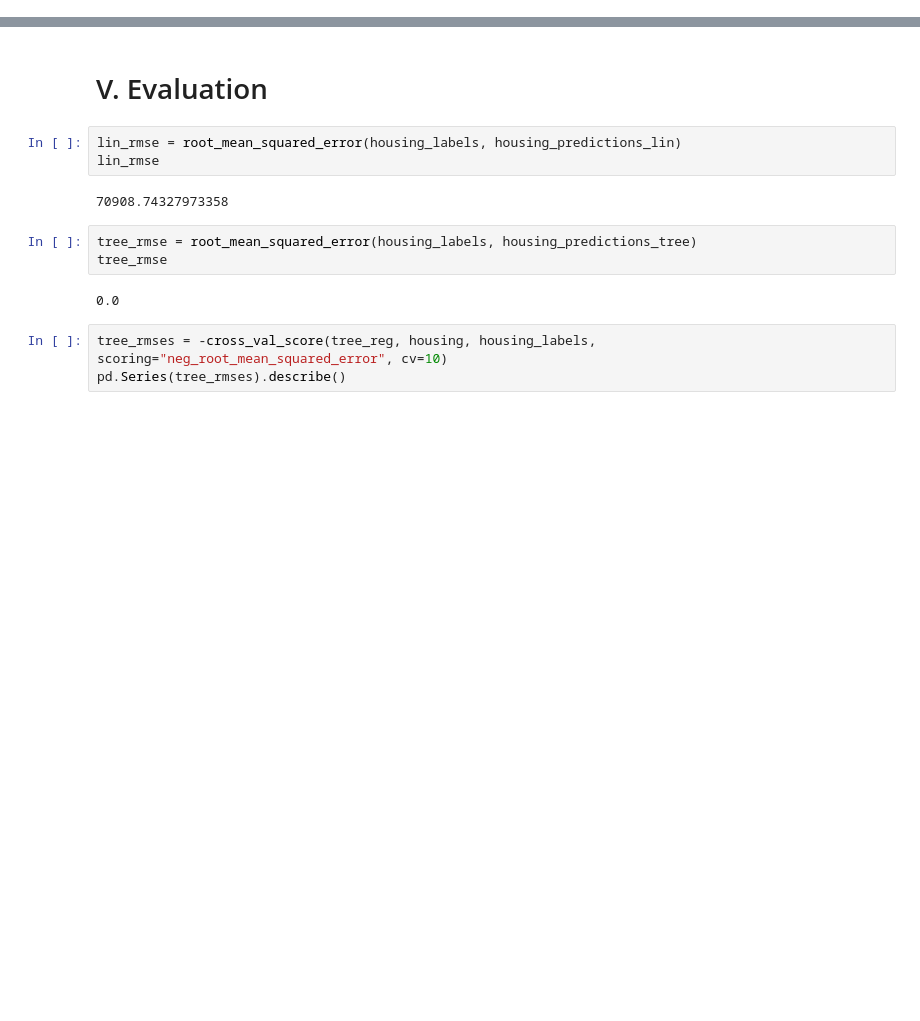
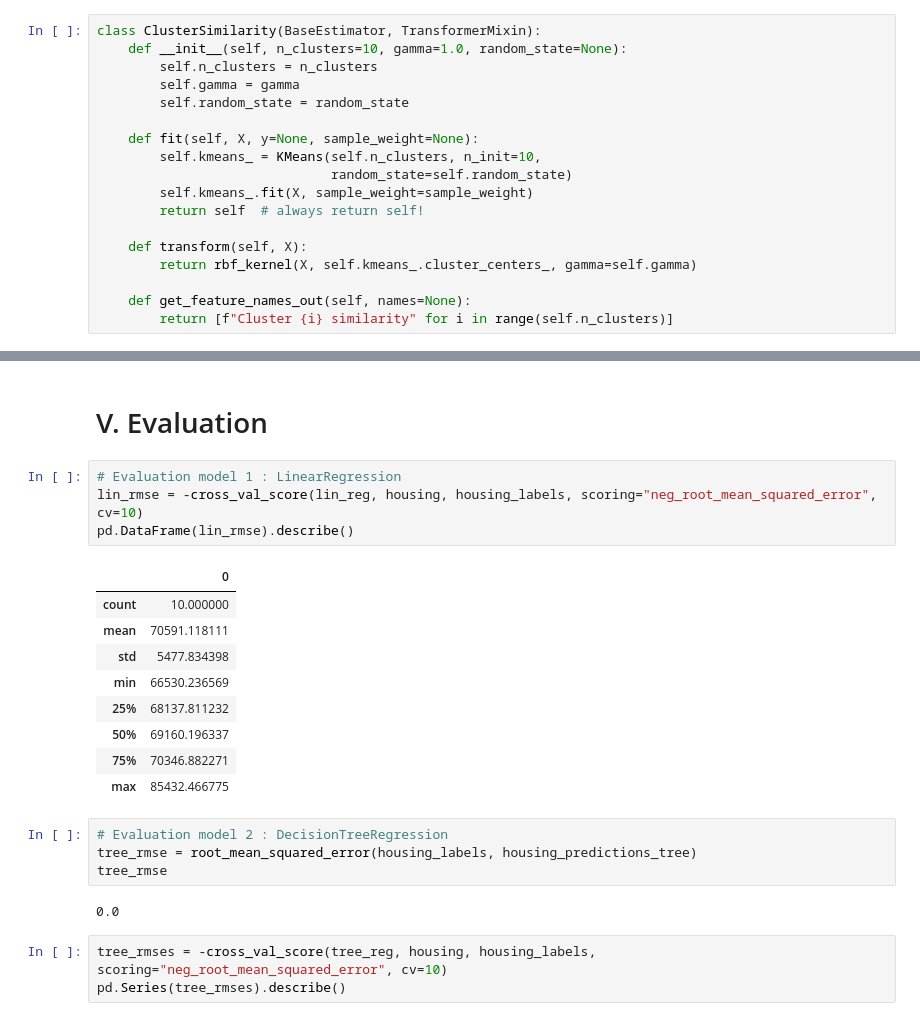
Before and after one commit to MouloudB-24/housing_californie, a Jupyter notebook: houlsing_Californie.ipynb, the cells around one changed output, grey strips where cells are left out. Cells and saved outputs as stored; diff of their text form; blank space fills up the shorter version.

```diff
--- a/houlsing_Californie.ipynb
+++ b/houlsing_Californie.ipynb
@@ -341,3 +353,21 @@ plt.show()
+# %%
+class ClusterSimilarity(BaseEstimator, TransformerMixin):
+    def __init__(self, n_clusters=10, gamma=1.0, random_state=None):
+        self.n_clusters = n_clusters
+        self.gamma = gamma
+        self.random_state = random_state
+
+    def fit(self, X, y=None, sample_weight=None):
+        self.kmeans_ = KMeans(self.n_clusters, n_init=10,
+                              random_state=self.random_state)
+        self.kmeans_.fit(X, sample_weight=sample_weight)
+        return self  # always return self!
+
+    def transform(self, X):
+        return rbf_kernel(X, self.kmeans_.cluster_centers_, gamma=self.gamma)
+
+    def get_feature_names_out(self, names=None):
+        return [f"Cluster {i} similarity" for i in range(self.n_clusters)]
 # %% [markdown]
 **Custom Transformers**
 # %%
@@ -437,11 +454,21 @@ housing_predictions_tree = tree_reg.predict(housing)
 # %% [markdown]
 # V. Evaluation
 # %%
-lin_rmse = root_mean_squared_error(housing_labels, housing_predictions_lin)
-lin_rmse
+# Evaluation model 1 : LinearRegression
+lin_rmse = -cross_val_score(lin_reg, housing, housing_labels, scoring="neg_root_mean_squared_error", cv=10)
+pd.DataFrame(lin_rmse).describe()
 # %% [output]
-70908.74327973358
+|  | 0 |
+| count | 10.000000 |
+| mean | 70591.118111 |
+| std | 5477.834398 |
+| min | 66530.236569 |
+| 25% | 68137.811232 |
+| 50% | 69160.196337 |
+| 75% | 70346.882271 |
+| max | 85432.466775 |
 # %%
+# Evaluation model 2 : DecisionTreeRegression
 tree_rmse = root_mean_squared_error(housing_labels, housing_predictions_tree)
 tree_rmse
 # %% [output]
```
Also changed, not shown: parts of 36 cells of this notebook.
